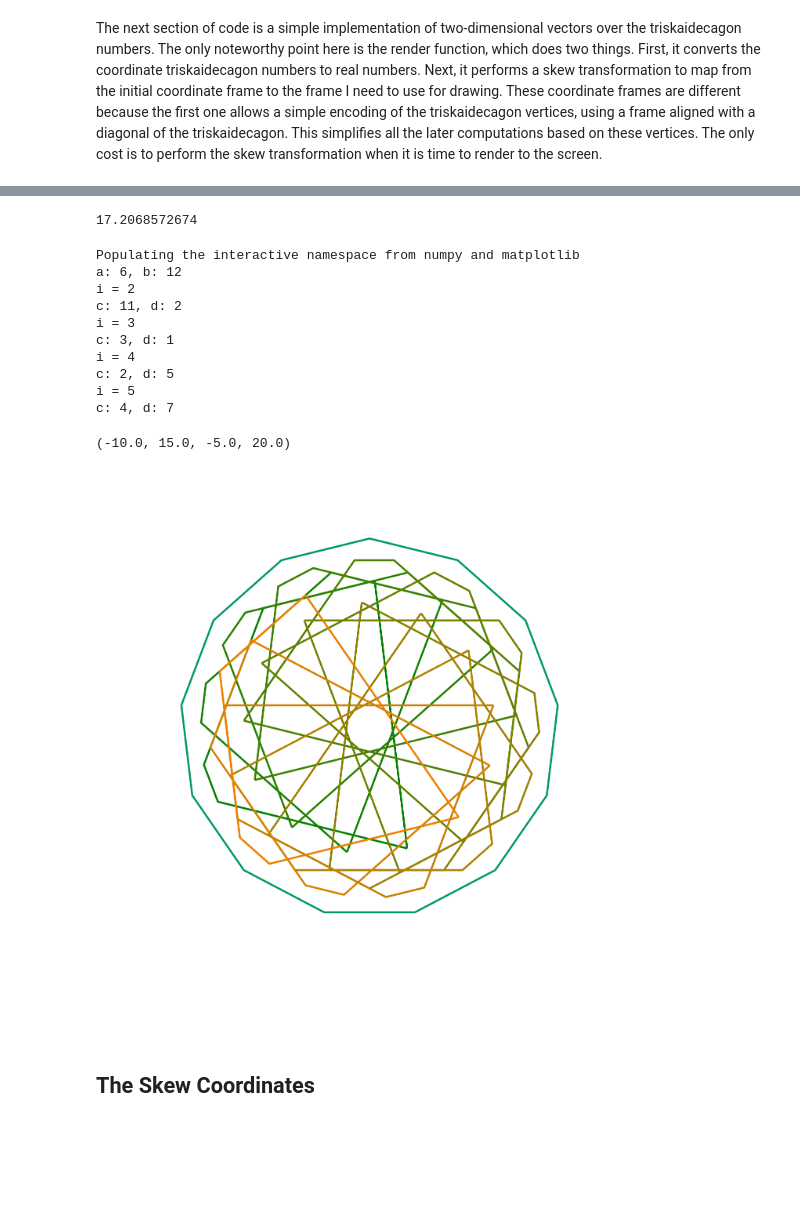
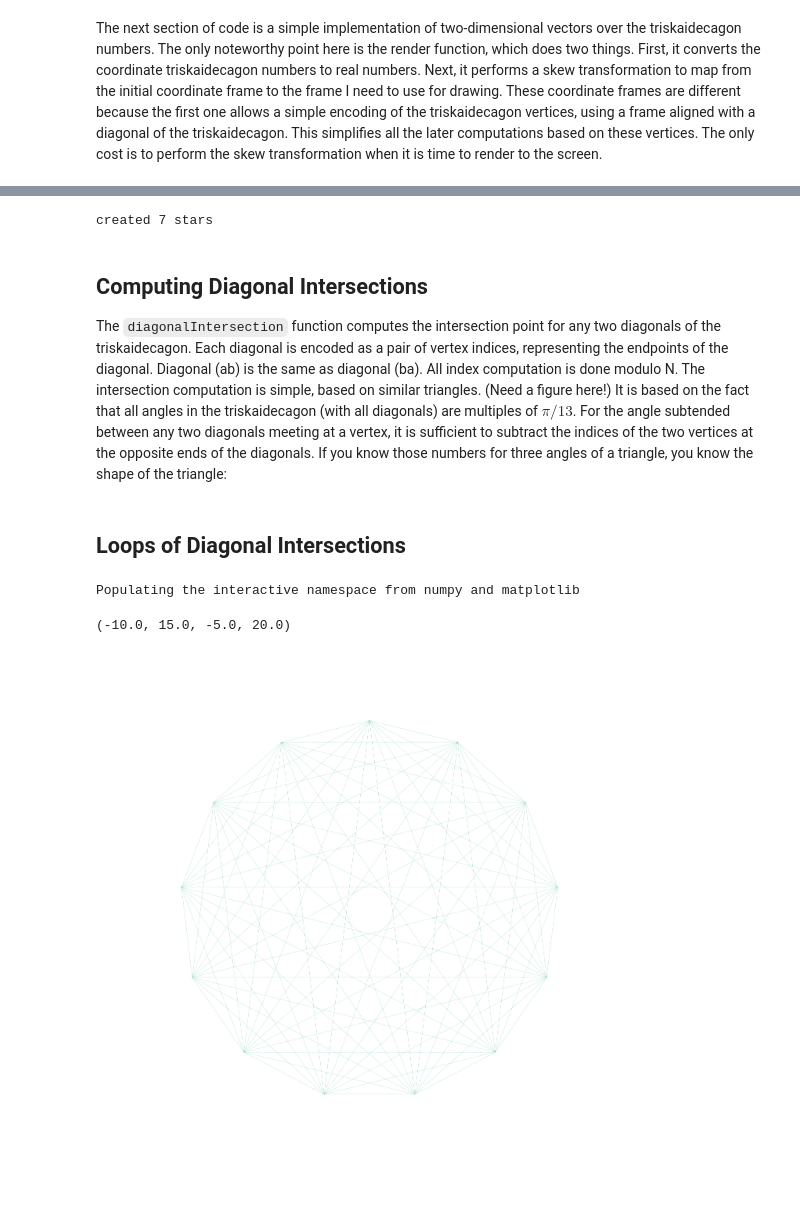
Before and after one commit to vorth/ipython, a Jupyter notebook: triskaidecagons/Triskaidecagons.ipynb, the cells around one changed output, grey strips where cells are left out. Saved outputs shown, nothing was run; the diff lists cells and outputs as text; code cells hidden in the pictures; blank space fills up the shorter version.

Commit message:
Adding more documentation for triskaidecagons code.

````diff
--- a/triskaidecagons/Triskaidecagons.ipynb
+++ b/triskaidecagons/Triskaidecagons.ipynb
@@ -303,6 +303,16 @@ p[12] = Vector( epsilon, zero )
 
 triskaidecagrams = [ [ p[ (n * m) % 13 ] for m in range(13) ] for n in range(7) ]
 
-print (str(float(epsilon * epsilon)))
+print "created " + str( len( triskaidecagrams ) ) + " stars"
 # %% [output]
-17.2068572674
+created 7 stars
+# %% [markdown]
+## Computing Diagonal Intersections
+
+The ```diagonalIntersection``` function computes the intersection point for any two
+diagonals of the triskaidecagon.  Each diagonal is encoded as a pair of vertex indices,
+representing the endpoints of the diagonal.  Diagonal (ab) is the same as diagonal (ba).
+All index computation is done modulo N.
+The intersection computation is simple, based on similar triangles.  (Need a figure here!)
+It is based on the fact that all angles in the triskaidecagon (with all diagonals) are multiples of $\pi/13$.  For the angle subtended between any two diagonals meeting at a vertex,
+it is sufficient to subtract the indices of the two vertices at the opposite ends of the diagonals.  If you know those numbers for three angles of a triangle, you know the shape of the triangle:
@@ -309 +330,3 @@ print (str(float(epsilon * epsilon)))
+# %% [markdown]
+## Loops of Diagonal Intersections
 # %%
@@ -370,7 +382,7 @@ import matplotlib.path as mpath
 import matplotlib.patches as mpatches
 Path = mpath.Path
 
-def drawPolygon( polygonVerts, color ):
+def drawPolygon( polygonVerts, color, lWidth=5.0 ):
     n = len( polygonVerts )
     codes = [ Path.MOVETO ]
     verts = []
@@ -379,7 +391,7 @@ def drawPolygon( polygonVerts, color ):
         codes.append ( Path.LINETO )
         verts.append ( polygonVerts[ i % n ] .render() )
     path = mpath.Path( verts, codes )
-    return mpatches.PathPatch( path, facecolor='none', edgecolor=color, linewidth=5.0 )
+    return mpatches.PathPatch( path, facecolor='none', edgecolor=color, linewidth=lWidth )
 
 def drawIntersection( p, a, b, c, d, color ):
     inter = diagonalIntersection( p, a, b, c, d )
@@ -390,51 +402,33 @@ def drawIntersection( p, a, b, c, d, color ):
     codes .append( Path.LINETO )
     verts .append( inter .render() )
     codes .append( Path.MOVETO )
     verts .append( p[ b ] .render() )
     codes .append( Path.LINETO )
     verts .append( inter .render() )
     codes .append( Path.MOVETO )
     verts .append( p[ c ] .render() )
     codes .append( Path.LINETO )
     verts .append( inter .render() )
     codes .append( Path.MOVETO )
     verts .append( p[ d ] .render() )
     codes .append( Path.LINETO )
     verts .append( inter .render() )
     path = mpath.Path( verts, codes )
     return mpatches.PathPatch( path, facecolor='none', edgecolor=color )
 
 fig = plt.figure(figsize=(25,25))
 
 ax = fig.add_subplot(111)
 
 ax.set_xlim(-10,15)
 ax.set_ylim(-5,20)
 
-for i in range(2):
-    ax.add_patch( drawPolygon( triskaidecagrams[i], (0,0.6,0.4) ) )
-
-#ax.add_patch( drawIntersection( p, 1, 5, 6, 3, '#434f00' ) )
-
-N = len( p )
-loop = diagonalIntersectionLoop( N )
-for i in range( N ):
-    ax.add_patch( drawPolygon( loopPoints( loop, i, N ), ( float(i)/float(N), 0.5, 0.0) ) )
+for i in range( 7 ):
+    ax.add_patch( drawPolygon( triskaidecagrams[i], (0,0.6,0.4), 0.2 ) )
 
 ax.axis('off')
 #fig.savefig( "triskaidecagon-exp01.pdf" )
 # %% [output]
 Populating the interactive namespace from numpy and matplotlib
-a: 6, b: 12
-i = 2
-c: 11, d: 2
-i = 3
-c: 3, d: 1
-i = 4
-c: 2, d: 5
-i = 5
-c: 4, d: 7
 (-10.0, 15.0, -5.0, 20.0)
-[figure, old version]
+[figure, new version]
-# %% [markdown]
-## The Skew Coordinates
````
Also changed, not shown: parts of 6 cells of this notebook.
